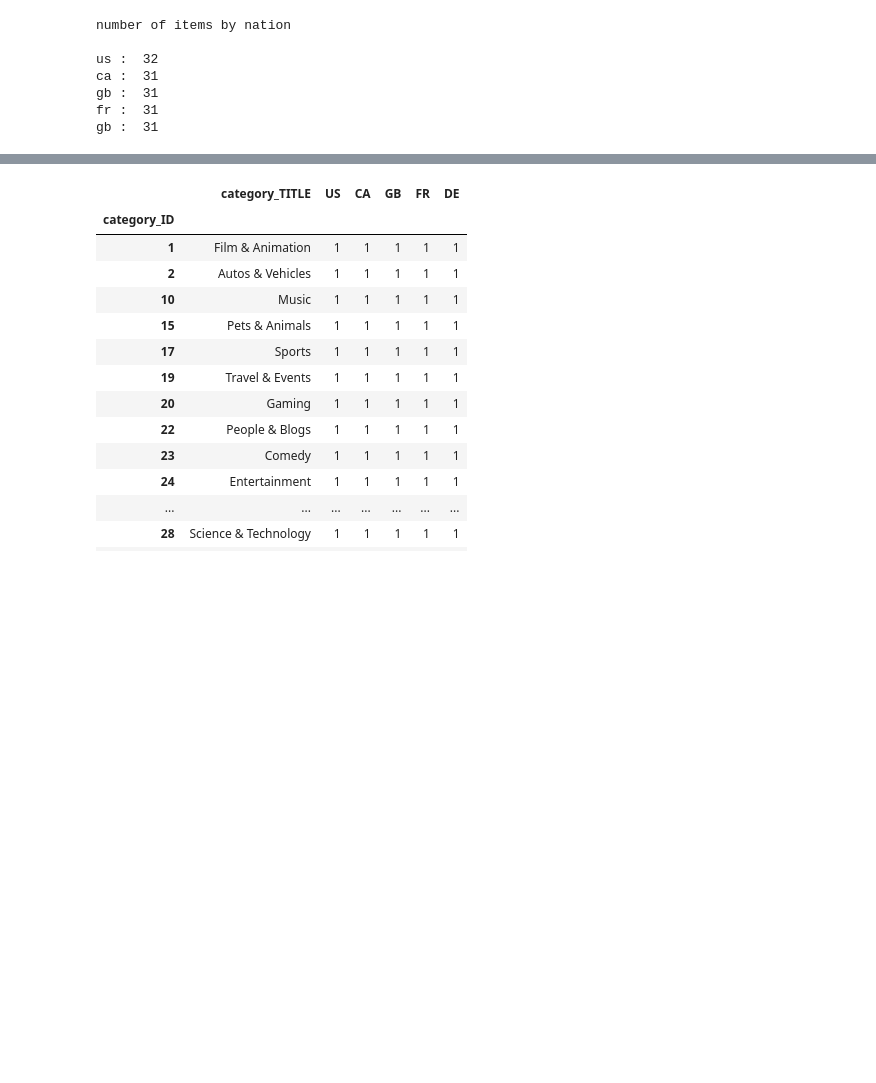
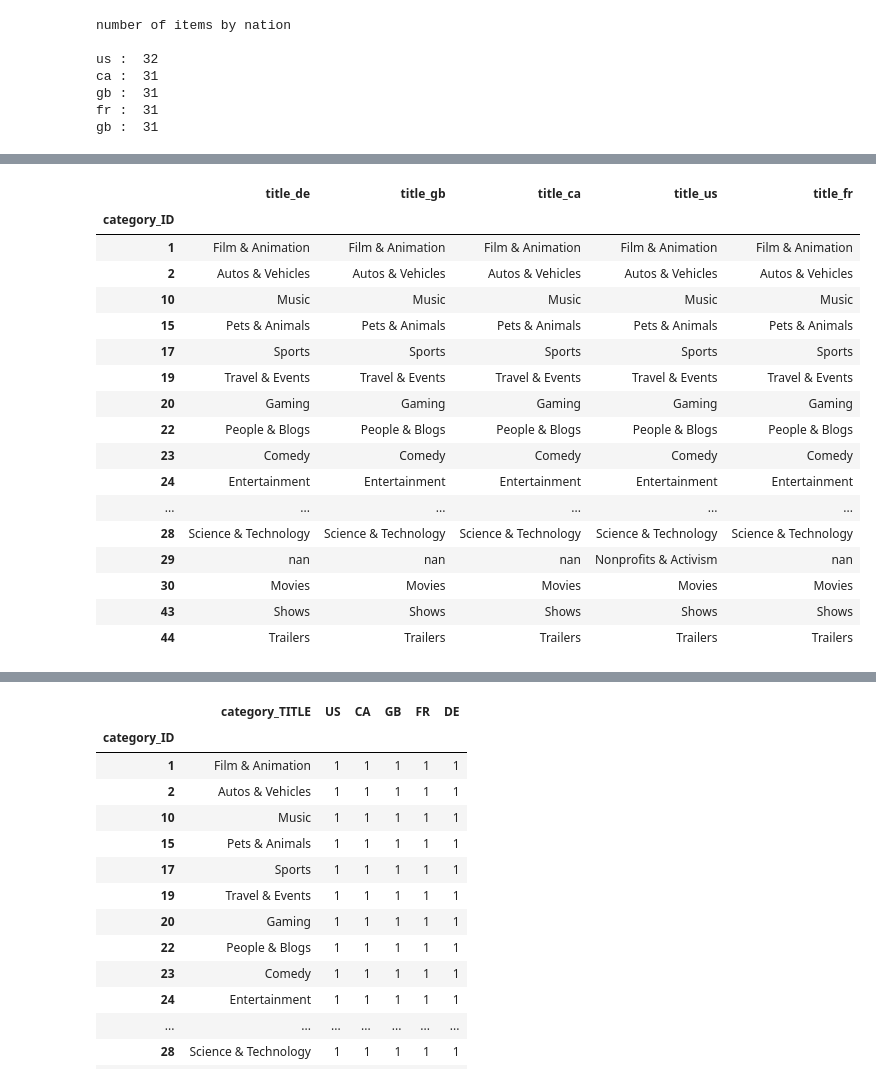
Before and after one commit to SonHyeSeon/DBP_Trinity, a Jupyter notebook: category.ipynb, the cells around one changed output, grey strips where cells are left out. Saved outputs shown, nothing was run; the diff lists cells and outputs as text; code cells hidden in the pictures; blank space fills up the shorter version.

```diff
--- a/category.ipynb
+++ b/category.ipynb
@@ -224,3 +255,25 @@ category_datas
 | 30 | Movies | Movies | Movies | Movies | Movies |
 | 43 | Shows | Shows | Shows | Shows | Shows |
 | 44 | Trailers | Trailers | Trailers | Trailers | Trailers |
+# %%
+style_category_datas_entire = category_datas_entire.style.highlight_null(null_color='red')
+style_category_datas_entire
+# %% [output]
+|  | title_de | title_gb | title_ca | title_us | title_fr |
+| category_ID |  |  |  |  |  |
+| 1 | Film & Animation | Film & Animation | Film & Animation | Film & Animation | Film & Animation |
+| 2 | Autos & Vehicles | Autos & Vehicles | Autos & Vehicles | Autos & Vehicles | Autos & Vehicles |
+| 10 | Music | Music | Music | Music | Music |
+| 15 | Pets & Animals | Pets & Animals | Pets & Animals | Pets & Animals | Pets & Animals |
+| 17 | Sports | Sports | Sports | Sports | Sports |
+| 19 | Travel & Events | Travel & Events | Travel & Events | Travel & Events | Travel & Events |
+| 20 | Gaming | Gaming | Gaming | Gaming | Gaming |
+| 22 | People & Blogs | People & Blogs | People & Blogs | People & Blogs | People & Blogs |
+| 23 | Comedy | Comedy | Comedy | Comedy | Comedy |
+| 24 | Entertainment | Entertainment | Entertainment | Entertainment | Entertainment |
+| ... | ... | ... | ... | ... | ... |
+| 28 | Science & Technology | Science & Technology | Science & Technology | Science & Technology | Science & Technology |
+| 29 | nan | nan | nan | Nonprofits & Activism | nan |
+| 30 | Movies | Movies | Movies | Movies | Movies |
+| 43 | Shows | Shows | Shows | Shows | Shows |
+| 44 | Trailers | Trailers | Trailers | Trailers | Trailers |
```
Also changed, not shown: parts of 23 cells of this notebook.
